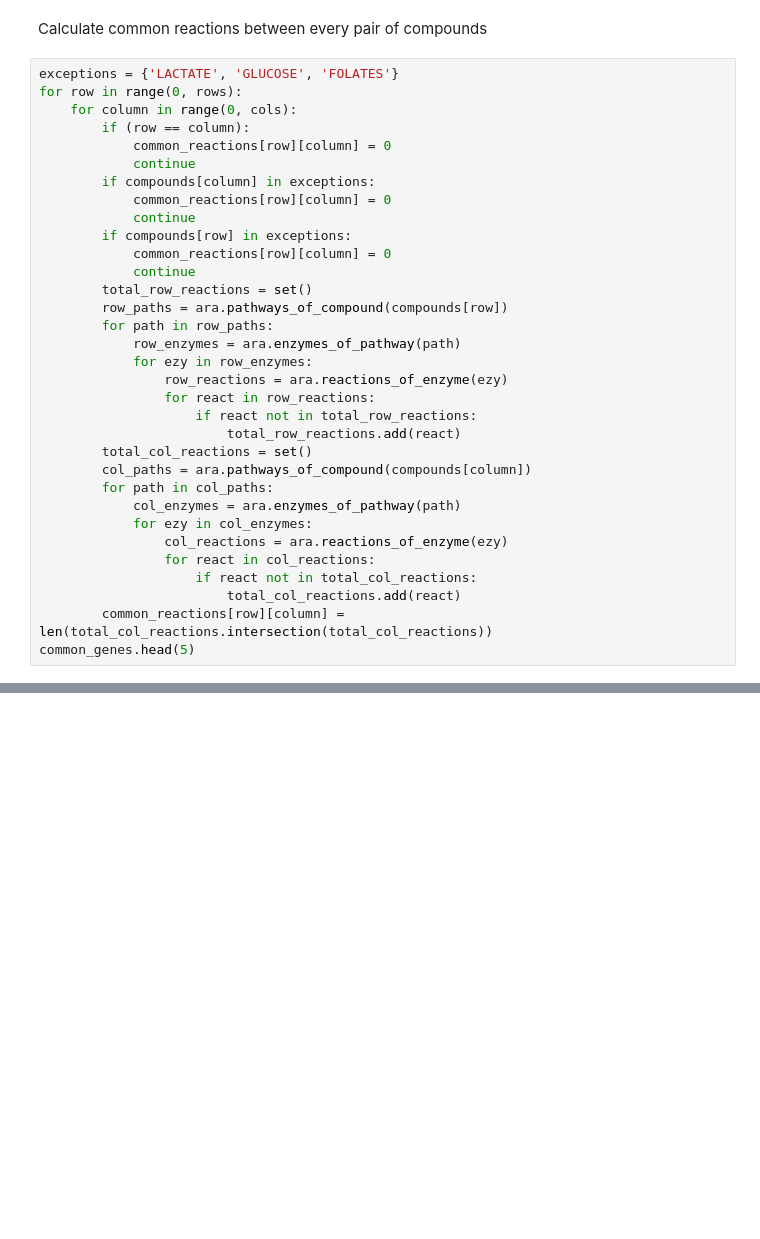
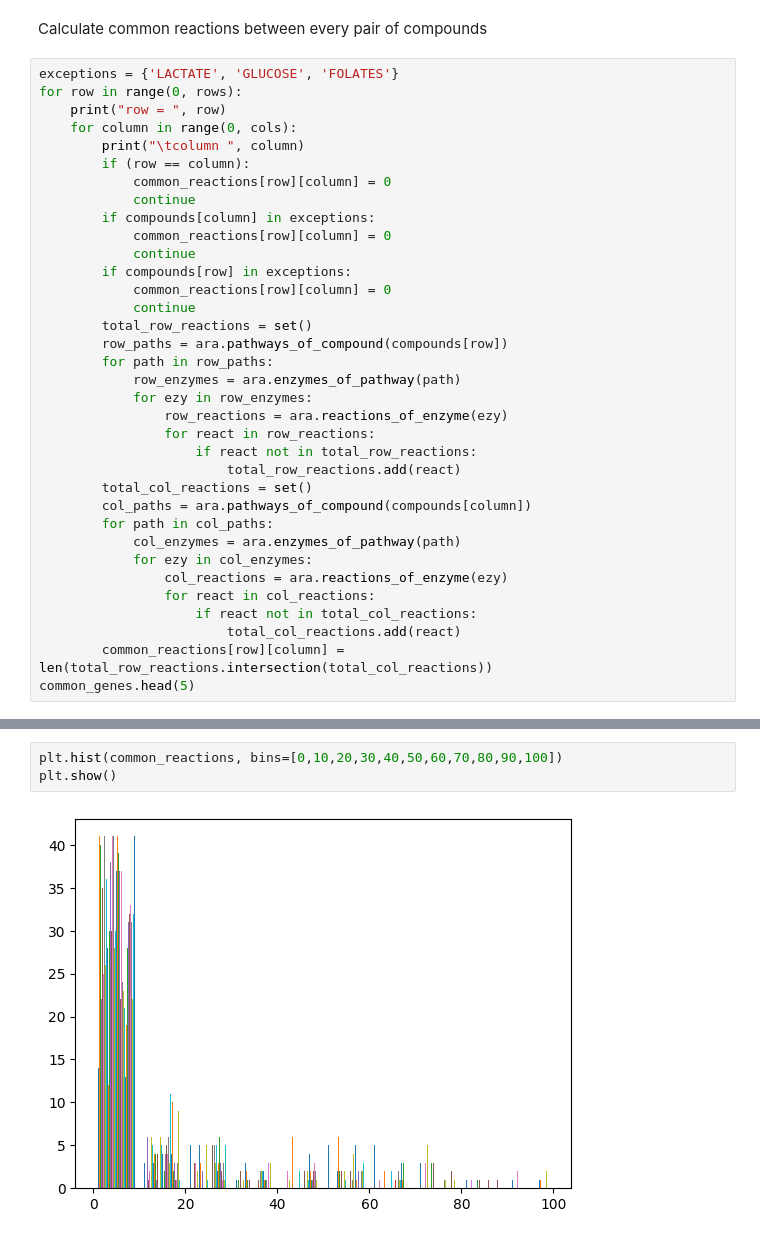
Before and after one commit to jp-cranfield/bioSOM, a Jupyter notebook: GetBiologicalData.ipynb, the cells around one changed output, grey strips where cells are left out. Saved outputs shown, nothing was run; the diff lists cells and outputs as text; blank space fills up the shorter version.

```diff
--- a/GetBiologicalData.ipynb
+++ b/GetBiologicalData.ipynb
@@ -234,7 +234,9 @@ Calculate common reactions between every pair of compounds
 # %%
 exceptions = {'LACTATE', 'GLUCOSE', 'FOLATES'}
 for row in range(0, rows):
+    print("row = ", row)
     for column in range(0, cols):
+        print("\tcolumn ", column)
         if (row == column):
             common_reactions[row][column] = 0
             continue
@@ -262,6 +264,6 @@ for row in range(0, rows):
                 for react in col_reactions:
                     if react not in total_col_reactions:
                         total_col_reactions.add(react)
-        common_reactions[row][column] = len(total_col_reactions.intersection(total_col_reactions))
+        common_reactions[row][column] = len(total_row_reactions.intersection(total_col_reactions))
 common_genes.head(5)
 # %% [output]
@@ -268,0 +317,5 @@ KeyboardInterrupt:
+# %%
+plt.hist(common_reactions, bins=[0,10,20,30,40,50,60,70,80,90,100])
+plt.show()
+# %% [output]
+[figure, added]
```
Also changed, not shown: parts of 5 cells of this notebook.
